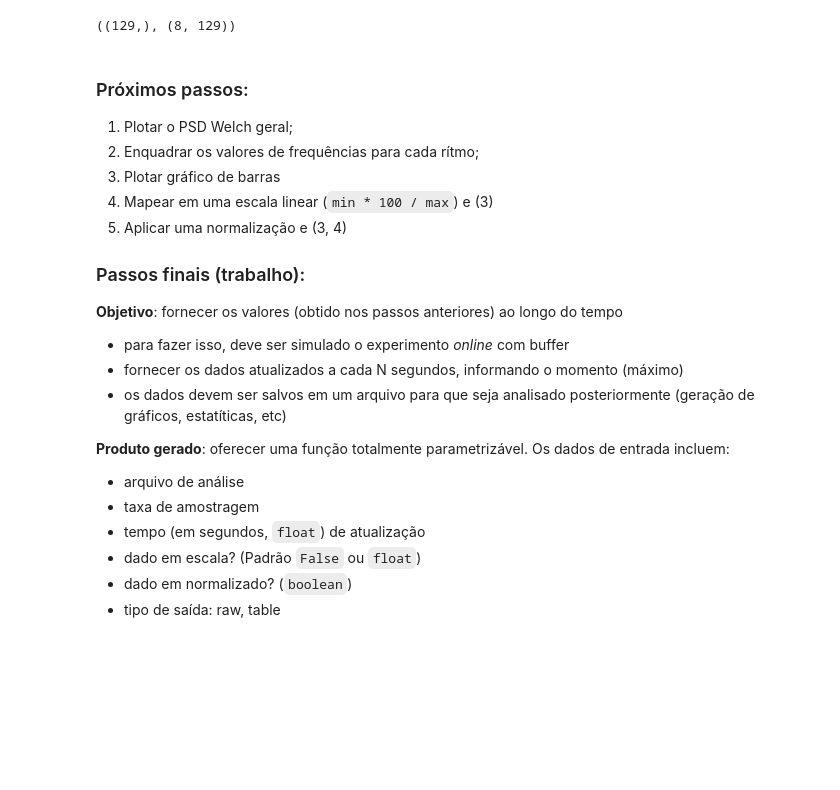
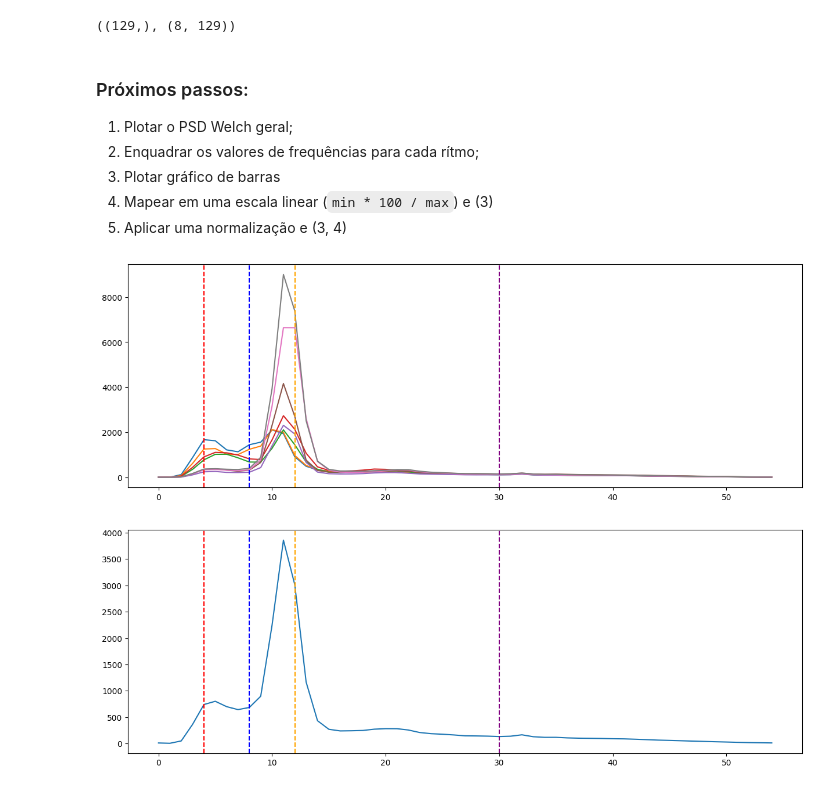
Before and after one commit to bneurd/tutoriais, a Jupyter notebook: EEG_Rhythms/04 - features & results.ipynb, the cells around one changed output. Cells and saved outputs as stored; diff of their text form; code cells hidden in the pictures; blank space fills up the shorter version.

```diff
--- a/EEG_Rhythms/04 - features & results.ipynb
+++ b/EEG_Rhythms/04 - features & results.ipynb
@@ -37,18 +39,36 @@ f.shape, Pxx.shape
 3. Plotar gráfico de barras
 4. Mapear em uma escala linear (`min * 100 / max`) e (3)
 5. Aplicar uma normalização e (3, 4)
-
-### Passos finais (trabalho):
-
-**Objetivo**: fornecer os valores (obtido nos passos anteriores) ao longo do tempo
-- para fazer isso, deve ser simulado o experimento *online* com buffer
-- fornecer os dados atualizados a cada N segundos, informando o momento (máximo)
-- os dados devem ser salvos em um arquivo para que seja analisado posteriormente (geração de gráficos, estatíticas, etc)
-
-**Produto gerado**: oferecer uma função totalmente parametrizável. Os dados de entrada incluem:
-- arquivo de análise
-- taxa de amostragem
-- tempo (em segundos, `float`) de atualização
-- dado em escala? (Padrão `False` ou `float`)
-- dado em normalizado? (`boolean`)
-- tipo de saída: raw, table
+# %%
+rcParams['figure.figsize'] = [15., 5.]
+
+# tarefa 1)
+def my_plot(data):
+    if len(data.shape) == 1:
+        plt.plot(data[:55])
+    else:
+        for ch in range(data.shape[0]):
+            plt.plot(data[ch,:55])
+    plt.axvline(x=4, linestyle='--', color='red')
+    plt.axvline(x=8, linestyle='--', color='blue')
+    plt.axvline(x=12, linestyle='--', color='orange')
+    plt.axvline(x=30, linestyle='--', color='purple')
+
+my_plot(Pxx)
+# %% [output]
+[figure, added]
+# %%
+# tarefa 2)
+
+# aplicando a média para todos os eletrodos
+X = np.average(Pxx, axis=0)
+my_plot(X)
+
+# separa conjunto de dados em cada rítmo
+features = list()
+for mi, ma in [delta, theta, alpha, beta, gamma]:
+    features.append(X[mi:ma])
+features = [np.average(f) for f in features]
+y = ('delta', 'theta', 'alpha', 'beta', 'gamma')
+# %% [output]
+[figure, added]
```
Also changed, not shown: parts of 5 cells of this notebook, 2 other files.
